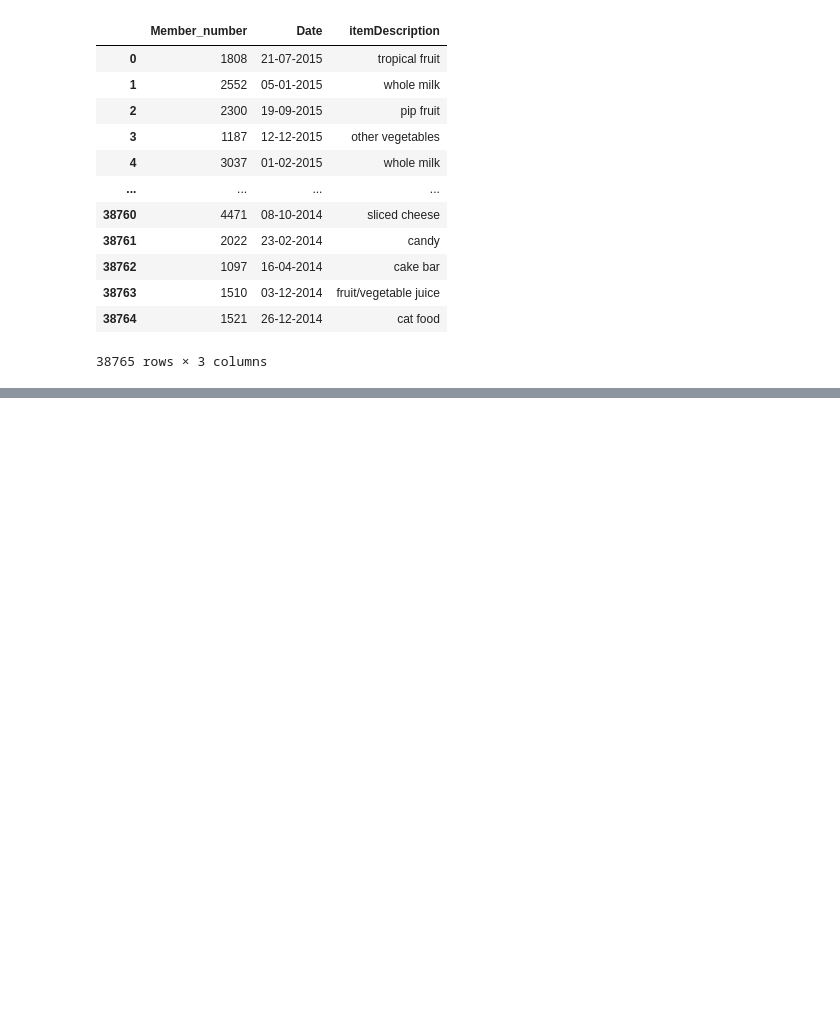
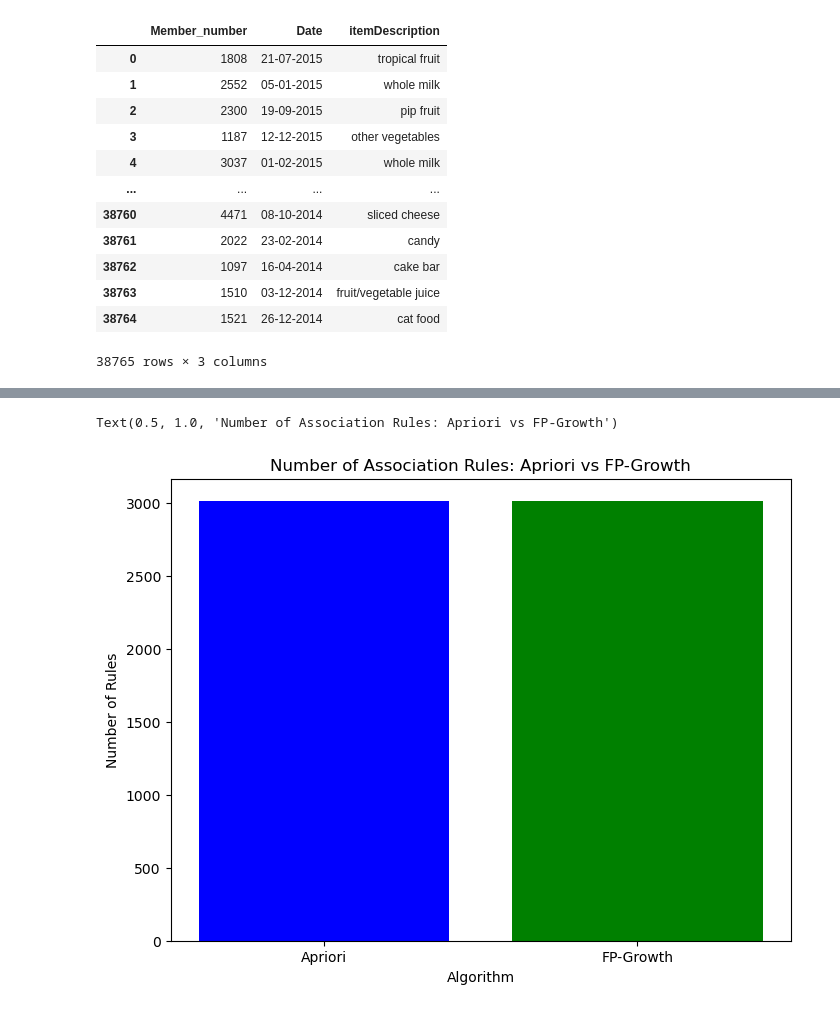
Before and after one commit to srinijalanda93/Machine-learning, a Jupyter notebook: 2448526_lab4.ipynb, the cells around one changed output, grey strips where cells are left out. Saved outputs shown, nothing was run; the diff lists cells and outputs as text; code cells hidden in the pictures; blank space fills up the shorter version.

```diff
--- a/2448526_lab4.ipynb
+++ b/2448526_lab4.ipynb
@@ -112,0 +114,13 @@ KeyError: 'Customer'
+# %%
+#Visualization of Results - Number of Rules
+rules_count = {'Algorithm': ['Apriori', 'FP-Growth'], 'Number of Rules': [len(rules_apriori), len(rules_fpgrowth)]}
+rules_df = pd.DataFrame(rules_count)
+
+plt.figure(figsize=(8, 6))
+plt.bar(rules_df['Algorithm'], rules_df['Number of Rules'], color=['blue', 'green'])
+plt.xlabel('Algorithm')
+plt.ylabel('Number of Rules')
+plt.title('Number of Association Rules: Apriori vs FP-Growth')
+# %% [output]
+Text(0.5, 1.0, 'Number of Association Rules: Apriori vs FP-Growth')
+[figure, added]
```
Also changed, not shown: parts of 18 cells of this notebook.
